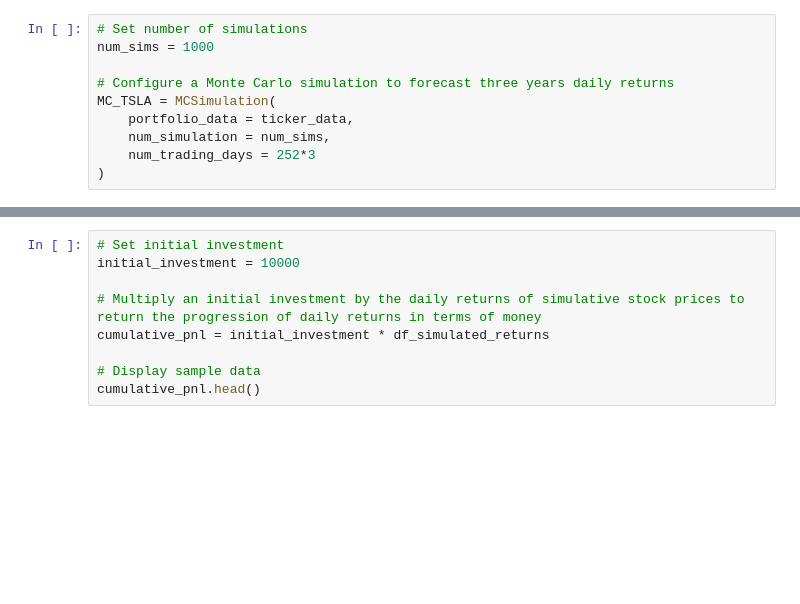
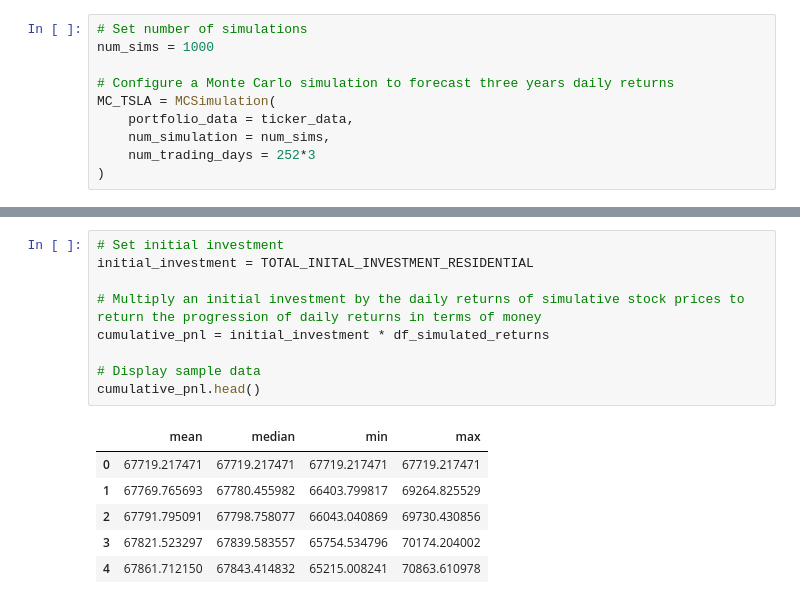
Before and after one commit to AnnSweetNanners/Project-1, a Jupyter notebook: MonteCarlo Analysis/Untitled.ipynb, the cells around one changed output, grey strips where cells are left out. Drawn from its saved outputs; the diff is of its cells as text; blank space fills up the shorter version.

```diff
--- a/MonteCarlo Analysis/Untitled.ipynb
+++ b/MonteCarlo Analysis/Untitled.ipynb
@@ -76,9 +160,16 @@ df_simulated_returns.head()
 # %%
 # Set initial investment
-initial_investment = 10000
+initial_investment = TOTAL_INITAL_INVESTMENT_RESIDENTIAL
 
 # Multiply an initial investment by the daily returns of simulative stock prices to return the progression of daily returns in terms of money
 cumulative_pnl = initial_investment * df_simulated_returns
 
 # Display sample data
 cumulative_pnl.head()
+# %% [output]
+|  | mean | median | min | max |
+| 0 | 67719.217471 | 67719.217471 | 67719.217471 | 67719.217471 |
+| 1 | 67769.765693 | 67780.455982 | 66403.799817 | 69264.825529 |
+| 2 | 67791.795091 | 67798.758077 | 66043.040869 | 69730.430856 |
+| 3 | 67821.523297 | 67839.583557 | 65754.534796 | 70174.204002 |
+| 4 | 67861.712150 | 67843.414832 | 65215.008241 | 70863.610978 |
```
Also changed, not shown: parts of 10 cells of this notebook.
